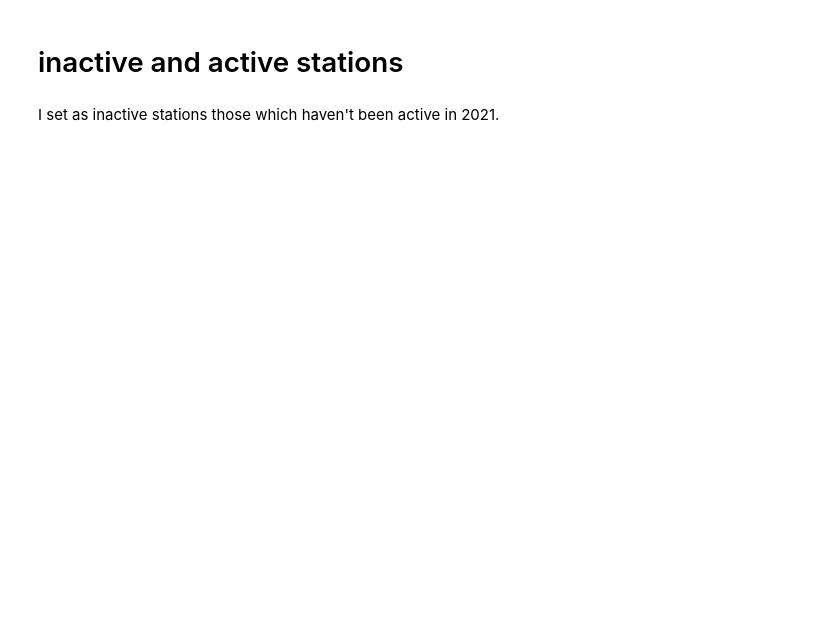
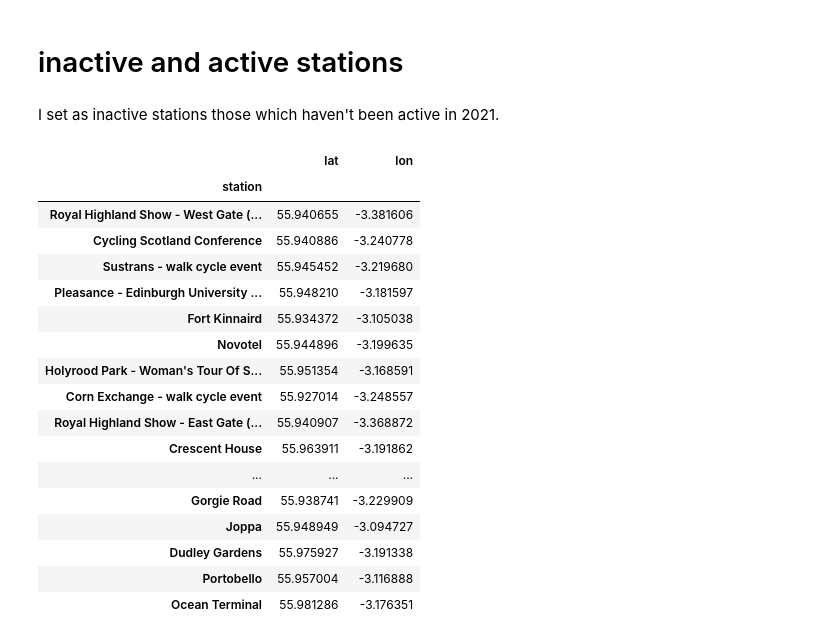
Before and after one commit to carlos108108/Just_Eat_Cycles_project, a Jupyter notebook: Edinburgh.ipynb, the cells around one changed output. Cells and saved outputs as stored; diff of their text form; code cells hidden in the pictures; blank space fills up the shorter version.

```diff
--- a/Edinburgh.ipynb
+++ b/Edinburgh.ipynb
@@ -409,6 +374,27 @@ act_station = final_df[final_df['started_at'].dt.year == 2021]['start_station_na
 all_station = final_df['start_station_name'].unique()
 inactive_df = df_all[df_all.index.isin(np.setxor1d(act_station, all_station))][['lat', 'lon']]
 active_df = df_all[df_all.index.isin(np.intersect1d(act_station, all_station))][['lat', 'lon']]
+# %%
+inactive_df
+# %% [output]
+|  | lat | lon |
+| station |  |  |
+| Royal Highland Show - West Gate (... | 55.940655 | -3.381606 |
+| Cycling Scotland Conference | 55.940886 | -3.240778 |
+| Sustrans - walk cycle event | 55.945452 | -3.219680 |
+| Pleasance - Edinburgh University ... | 55.948210 | -3.181597 |
+| Fort Kinnaird | 55.934372 | -3.105038 |
+| Novotel | 55.944896 | -3.199635 |
+| Holyrood Park - Woman's Tour Of S... | 55.951354 | -3.168591 |
+| Corn Exchange - walk cycle event | 55.927014 | -3.248557 |
+| Royal Highland Show - East Gate (... | 55.940907 | -3.368872 |
+| Crescent House | 55.963911 | -3.191862 |
+| ... | ... | ... |
+| Gorgie Road | 55.938741 | -3.229909 |
+| Joppa | 55.948949 | -3.094727 |
+| Dudley Gardens | 55.975927 | -3.191338 |
+| Portobello | 55.957004 | -3.116888 |
+| Ocean Terminal | 55.981286 | -3.176351 |
 # %%
 inactive_stations_map = folium.Map(inactive_df[['lat', 'lon']].mean(), zoom_start=12)
 for station, r in inactive_df.iterrows():
```
Also changed, not shown: parts of 27 cells of this notebook.
